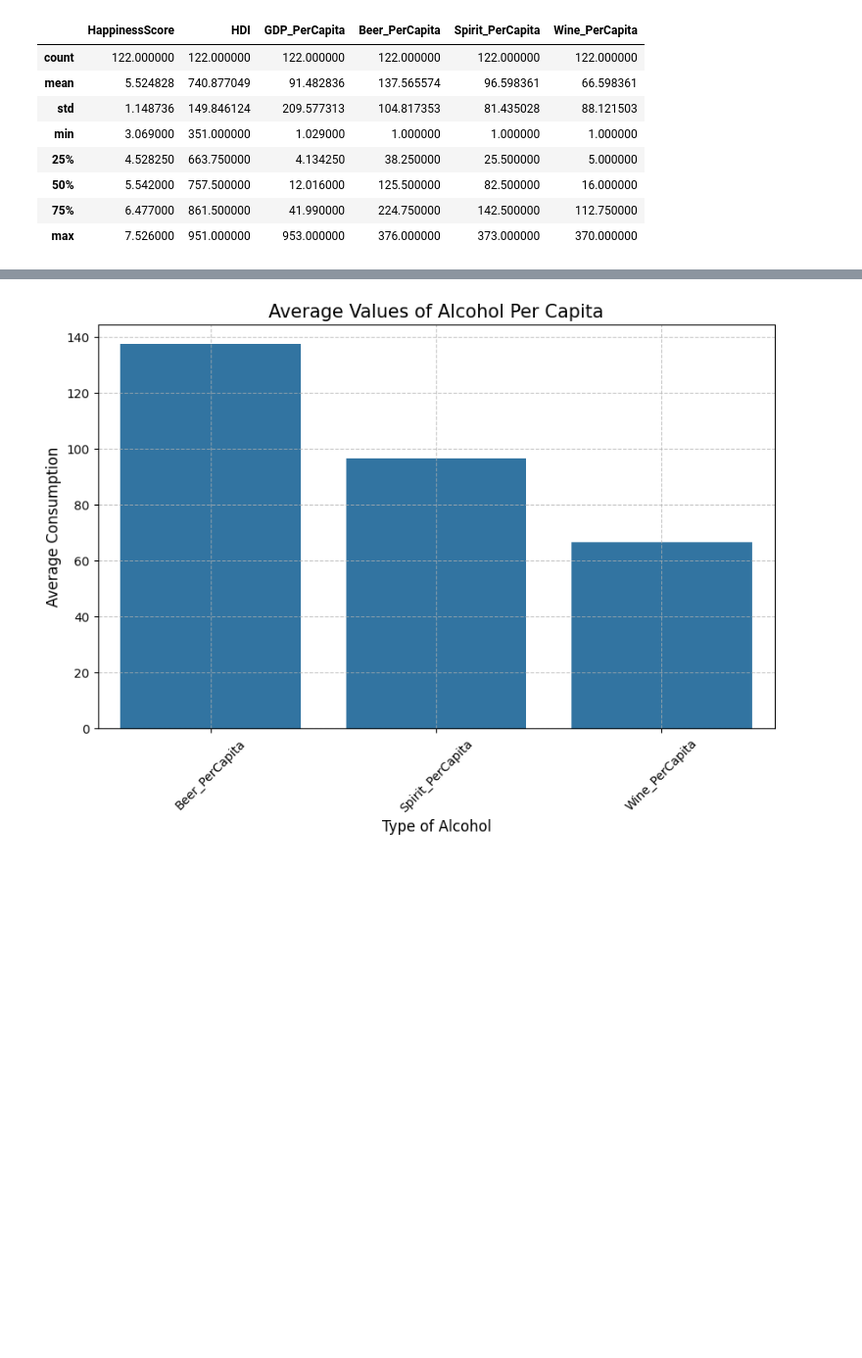
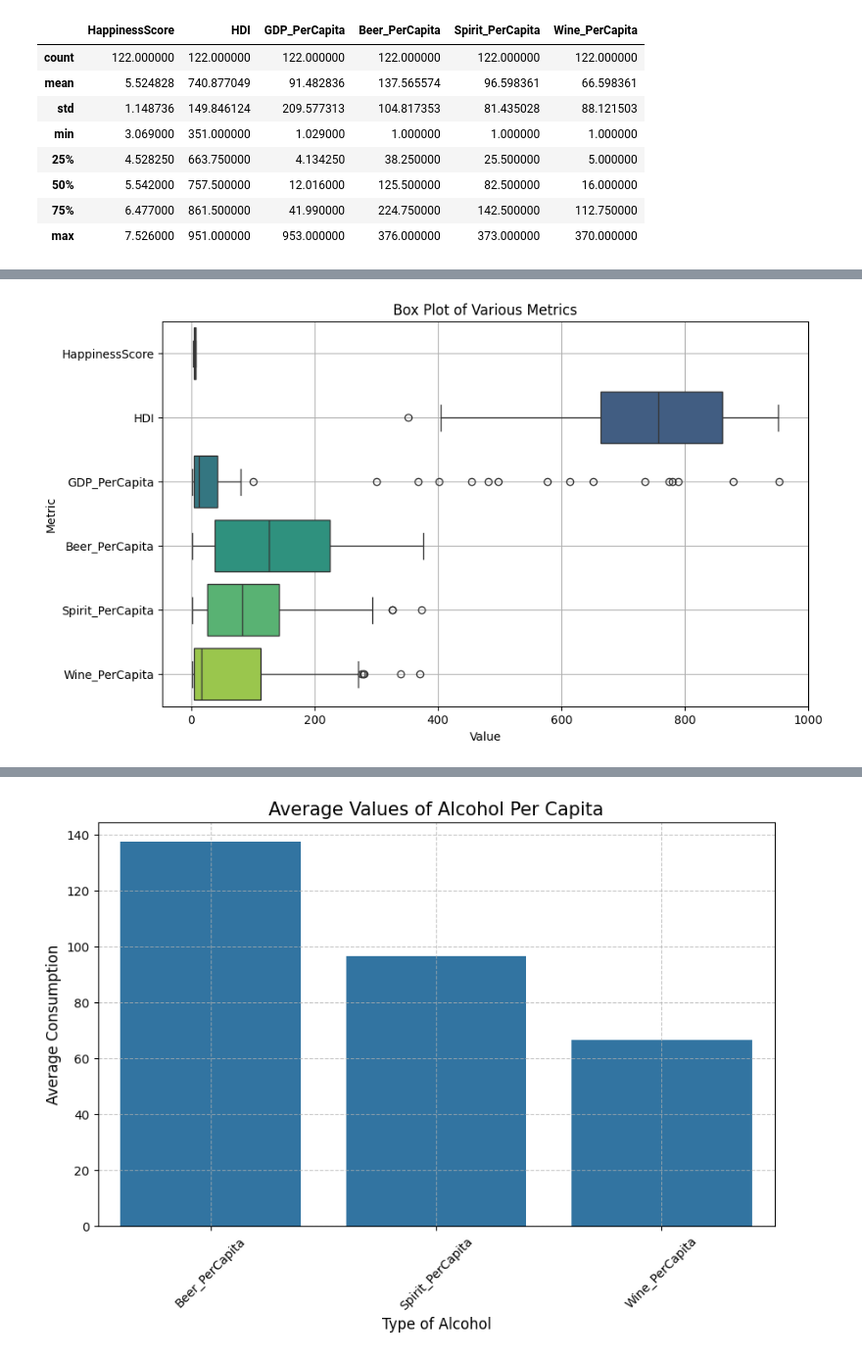
Before and after one commit to giebm/Applied-Data-Analytics, a Jupyter notebook: Happiness-Alcohol.ipynb, the cells around one changed output, grey strips where cells are left out. Shown at 98% size. Saved outputs shown, nothing was run; the diff lists cells and outputs as text; code cells hidden in the pictures; blank space fills up the shorter version.

```diff
--- a/Happiness-Alcohol.ipynb
+++ b/Happiness-Alcohol.ipynb
@@ -220,0 +160,20 @@ plt.show()
+# %%
+# Melt the dataframe to long format
+df_melted = df[columns].melt(var_name='Metric', value_name='Value')
+
+# Set the figure size
+plt.figure(figsize=(10, 6))
+
+# Create the box plot with values on the x-axis and metrics on the y-axis
+sns.boxplot(x='Value', y='Metric', data=df_melted, hue='Metric', palette='viridis', dodge=False)
+
+# Set the title and labels
+plt.title('Box Plot of Various Metrics')
+plt.xlabel('Value')
+plt.ylabel('Metric')
+
+# Display the plot
+plt.grid(True)
+plt.show()
+# %% [output]
+[figure, added]
```
Also changed, not shown: parts of 20 cells of this notebook.
